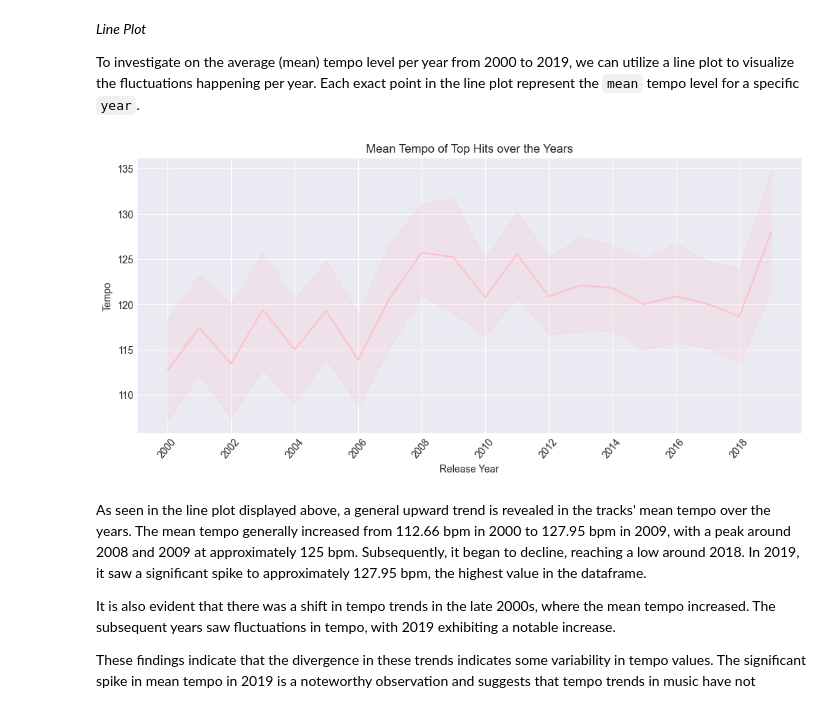
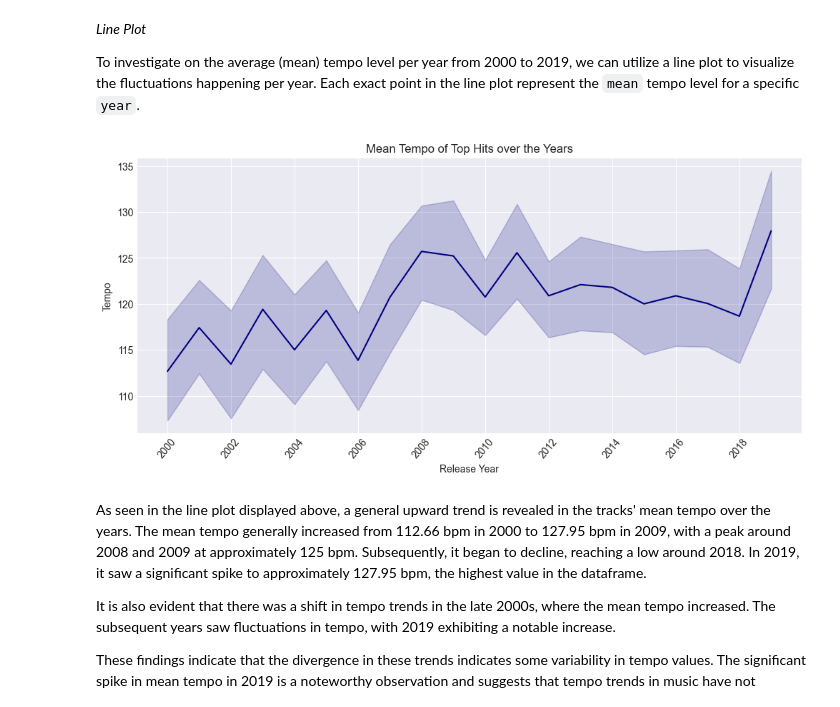
Before and after one commit to angelocguerra/csmodel-casestudy, a Jupyter notebook: MCO1.ipynb, the cells around one changed output. Saved outputs shown, nothing was run; the diff lists cells and outputs as text; code cells hidden in the pictures.

```diff
--- a/MCO1.ipynb
+++ b/MCO1.ipynb
@@ -799,17 +799,17 @@ Based on the figure above, we find that the mean and median values are very clos
 To investigate on the average (mean) tempo level per year from 2000 to 2019, we can utilize a line plot to visualize the fluctuations happening per year. Each exact point in the line plot represent the `mean` tempo level for a specific `year`.
 # %%
 plt.figure(figsize=(12, 5))
-ax = sb.lineplot(data = spotify_df, x = 'year', y = 'tempo', color = 'pink')
+ax = sb.lineplot(data = spotify_df, x = 'year', y = 'tempo', color = 'navy')
 
 # add labels
 plt.title('Mean Tempo of Top Hits over the Years')
 plt.xlabel('Release Year')
 plt.ylabel('Tempo')
 plt.xticks(np.arange(2000, 2020, 2), rotation=50)
 
 plt.show()
 # %% [output]
-[figure, old version]
+[figure, new version]
 # %% [markdown]
 As seen in the line plot displayed above, a general upward trend is revealed in the tracks' mean tempo over the years. The mean tempo generally increased from 112.66 bpm in 2000 to 127.95 bpm in 2009, with a peak around 2008 and 2009 at approximately 125 bpm. Subsequently, it began to decline, reaching a low around 2018. In 2019, it saw a significant spike to approximately 127.95 bpm, the highest value in the dataframe.
 
```
Also changed, not shown: parts of 20 cells of this notebook.
